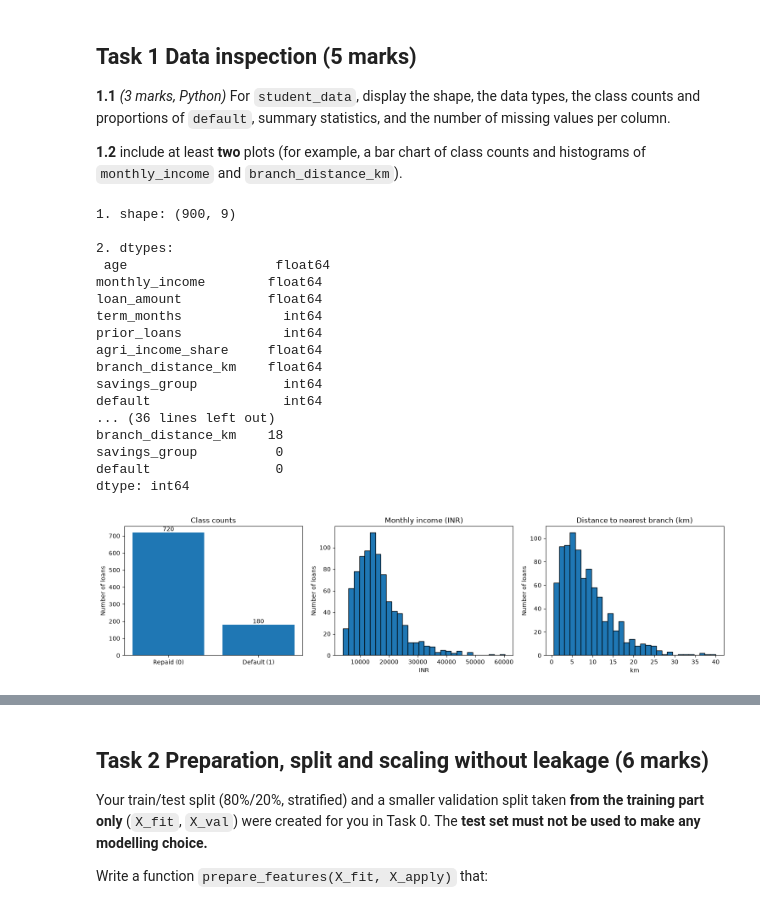
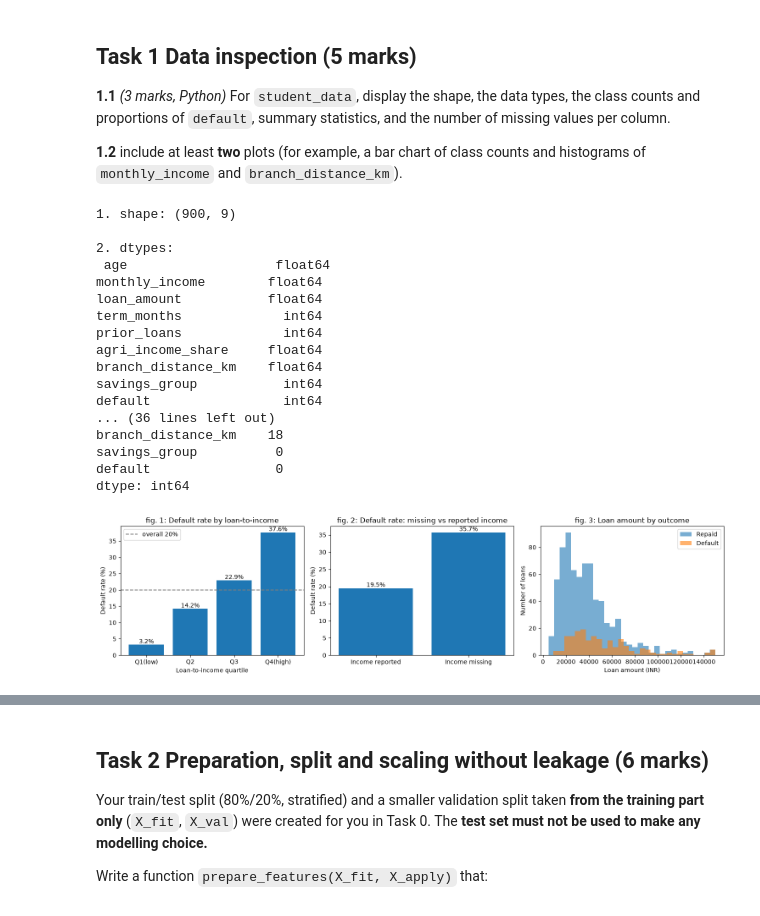
Before and after one commit to Shreyit/rinn-microcredit-risk, a Jupyter notebook: notebooks/01_section_III_submission.ipynb, the cells around one changed output, grey strips where cells are left out. Cells and saved outputs as stored; diff of their text form; code cells hidden in the pictures.

```diff
--- a/notebooks/01_section_III_submission.ipynb
+++ b/notebooks/01_section_III_submission.ipynb
@@ -280,54 +281,63 @@ print('3. class counts and proportions:\n',student_data['default'].value_counts(
 print('4. summary statistics:\n',student_data.describe().round(2),'\n')
 print('5. missing values per column:\n',student_data.isna().sum(),'\n')
 
 # 1.2 at least two plots
 counts = student_data["default"].value_counts().sort_index()
 
-plt.figure(figsize=(15, 4)) # to create a empty figure
+d = student_data.copy()
+d["loan_to_income"] = d["loan_amount"] / d["monthly_income"]
 
-# Plot 1: class counts
+plt.figure(figsize=(15, 4))
+
+# Plot 1: default rate by loan-to-income quartile
 plt.subplot(1, 3, 1)
-bars = plt.bar(counts.index, counts.values)
-plt.bar_label(bars)
-plt.xticks([0, 1], ["Repaid (0)", "Default (1)"])
-plt.title("Class counts")
+lti_rate = d.groupby(pd.qcut(d["loan_to_income"], 4, labels=["Q1(low)", "Q2", "Q3", "Q4(high)"]), observed=True)["default"].mean() * 100
+bars = plt.bar(lti_rate.index, lti_rate.values)
+plt.bar_label(bars, fmt="%.1f%%")
+plt.axhline(d["default"].mean() * 100, color="grey", linestyle="--", label="overall 20%")
+plt.title("fig. 1: Default rate by loan-to-income")
+plt.xlabel("Loan-to-income quartile")
+plt.ylabel("Default rate (%)")
+plt.legend()
+
+# Plot 2: default rate when income is missing vs reported
+plt.subplot(1, 3, 2)
+miss_rate = d.groupby(d["monthly_income"].isna())["default"].mean() * 100
+bars = plt.bar(["Income reported", "Income missing"], miss_rate.values)
+plt.bar_label(bars, fmt="%.1f%%")
+plt.title("fig. 2: Default rate: missing vs reported income")
+plt.ylabel("Default rate (%)")
+
+# Plot 3: loan amount by outcome (right-skewed, defaulters borrow more)
+plt.subplot(1, 3, 3)
+plt.hist(d[d["default"] == 0]["loan_amount"], bins=30, alpha=0.6, label="Repaid")
+plt.hist(d[d["default"] == 1]["loan_amount"], bins=30, alpha=0.6, label="Default")
+plt.title("fig. 3: Loan amount by outcome")
+plt.xlabel("Loan amount (INR)")
 plt.ylabel("Number of loans")
-
-# Plot 2: monthly income
-plt.subplot(1, 3, 2)
-plt.hist(student_data["monthly_income"].dropna(), bins=30, edgecolor="black")
-plt.title("Monthly income (INR)")
-plt.xlabel("INR")
-plt.ylabel("Number of loans")
-
-# Plot 3: distance to branch
-plt.subplot(1, 3, 3)
-plt.hist(student_data["branch_distance_km"].dropna(), bins=30, edgecolor="black")
-plt.title("Distance to nearest branch (km)")
-plt.xlabel("km")
-plt.ylabel("Number of loans")
+plt.legend()
 
 plt.tight_layout()
 plt.show()
 # %% [output]
 1. shape: (900, 9)
 
 2. dtypes:
  age                   float64
 monthly_income        float64
 loan_amount           float64
 term_months             int64
 prior_loans             int64
 agri_income_share     float64
 branch_distance_km    float64
 savings_group           int64
 default                 int64
 ... (36 lines left out)
 branch_distance_km    18
 savings_group          0
 default                0
 dtype: int64
-[figure, old version]
+[figure, new version]
 # %% [markdown]
 **Task 1 written answer (2 marks).** State three observations from your inspection that will matter for modelling (for example about class balance, differences in feature scales, or missing values), and say why each matters.
 
```
Also changed, not shown: parts of 19 cells of this notebook, 10 other files.
